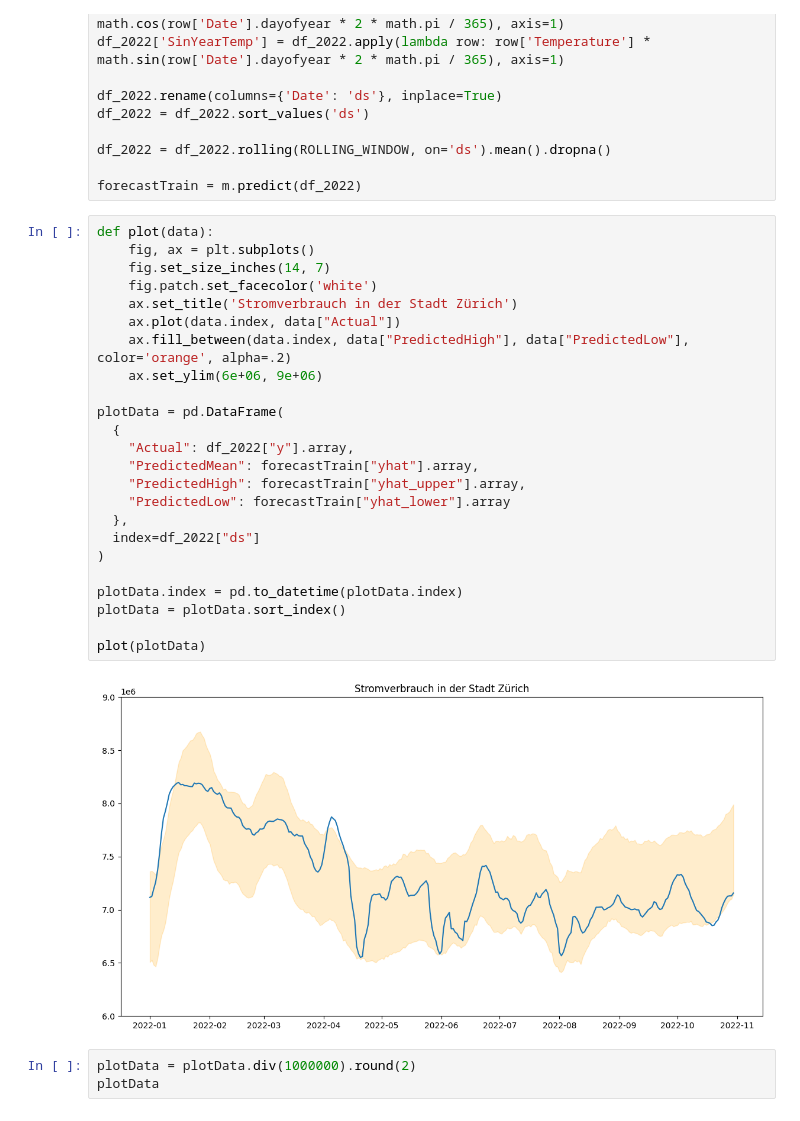
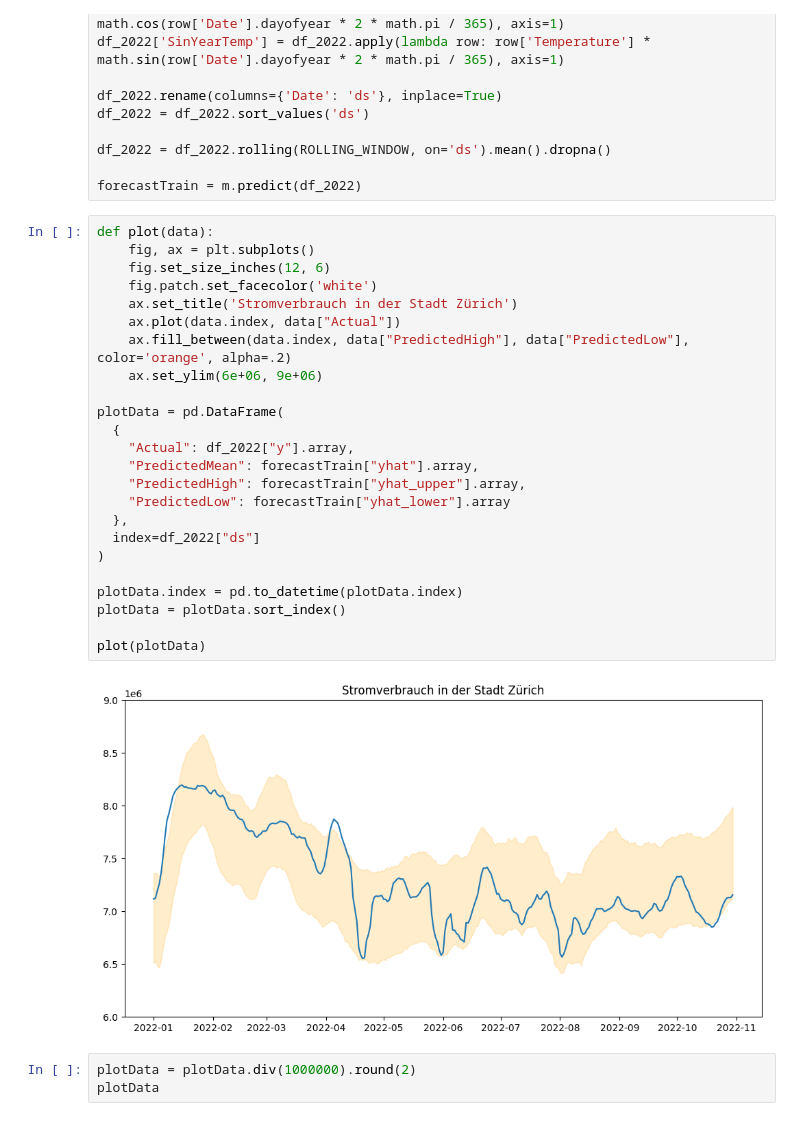
Before and after one commit to nzzdev/energyconsumption-zurich-model, a Jupyter notebook: src/TrainFinalModel.ipynb, the cells around one changed output. Cells and saved outputs as stored; diff of their text form.

```diff
--- a/src/TrainFinalModel.ipynb
+++ b/src/TrainFinalModel.ipynb
@@ -184,29 +184,29 @@ forecastTrain = m.predict(df_2022)
 # %%
 def plot(data):
     fig, ax = plt.subplots()
-    fig.set_size_inches(14, 7)
+    fig.set_size_inches(12, 6)
     fig.patch.set_facecolor('white')
     ax.set_title('Stromverbrauch in der Stadt Zürich')
     ax.plot(data.index, data["Actual"])
     ax.fill_between(data.index, data["PredictedHigh"], data["PredictedLow"], color='orange', alpha=.2)
     ax.set_ylim(6e+06, 9e+06)
 
 plotData = pd.DataFrame(
   {
     "Actual": df_2022["y"].array,
     "PredictedMean": forecastTrain["yhat"].array,
     "PredictedHigh": forecastTrain["yhat_upper"].array,
     "PredictedLow": forecastTrain["yhat_lower"].array
   },
   index=df_2022["ds"]
 )
 
 plotData.index = pd.to_datetime(plotData.index)
 plotData = plotData.sort_index()
 
 plot(plotData)
 # %% [output]
-[figure, old version]
+[figure, new version]
 # %%
 plotData = plotData.div(1000000).round(2)
 plotData
```
